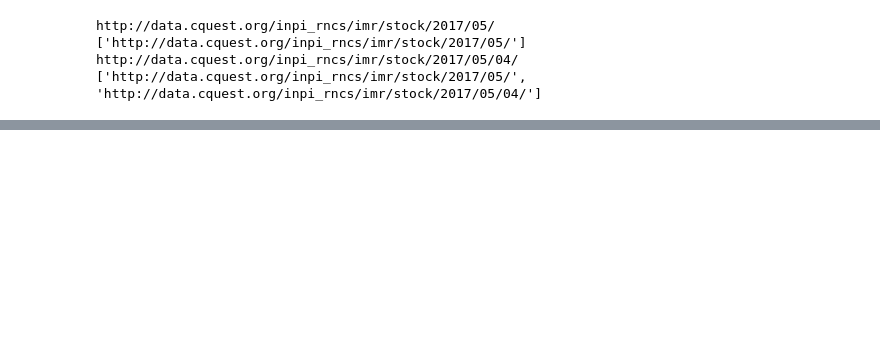
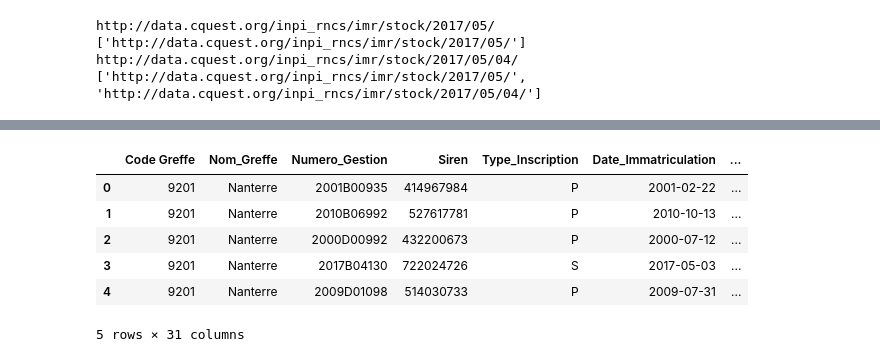
Before and after one commit to raphaeleadjerad/data_inpi, a Jupyter notebook: notebooks/01_import_raw_data_inpi.ipynb, the cells around one changed output, grey strips where cells are left out. Saved outputs shown, nothing was run; the diff lists cells and outputs as text; code cells hidden in the pictures; blank space fills up the shorter version.

```diff
--- a/notebooks/01_import_raw_data_inpi.ipynb
+++ b/notebooks/01_import_raw_data_inpi.ipynb
@@ -35,0 +63,10 @@ df_rep, df_pm = import_all_years()
+# %%
+df_pm.head()
+# %% [output]
+|  | Code Greffe | Nom_Greffe | Numero_Gestion | Siren | Type_Inscription | Date_Immatriculation | ... |
+| 0 | 9201 | Nanterre | 2001B00935 | 414967984 | P | 2001-02-22 | ... |
+| 1 | 9201 | Nanterre | 2010B06992 | 527617781 | P | 2010-10-13 | ... |
+| 2 | 9201 | Nanterre | 2000D00992 | 432200673 | P | 2000-07-12 | ... |
+| 3 | 9201 | Nanterre | 2017B04130 | 722024726 | S | 2017-05-03 | ... |
+| 4 | 9201 | Nanterre | 2009D01098 | 514030733 | P | 2009-07-31 | ... |
+5 rows × 31 columns
```
Also changed, not shown: parts of 4 cells of this notebook, 2 other files.
